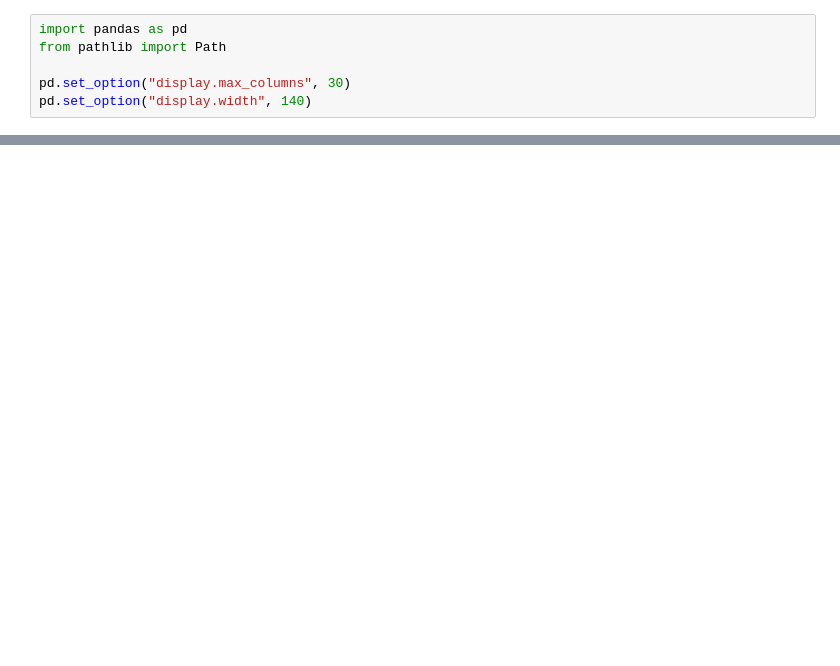
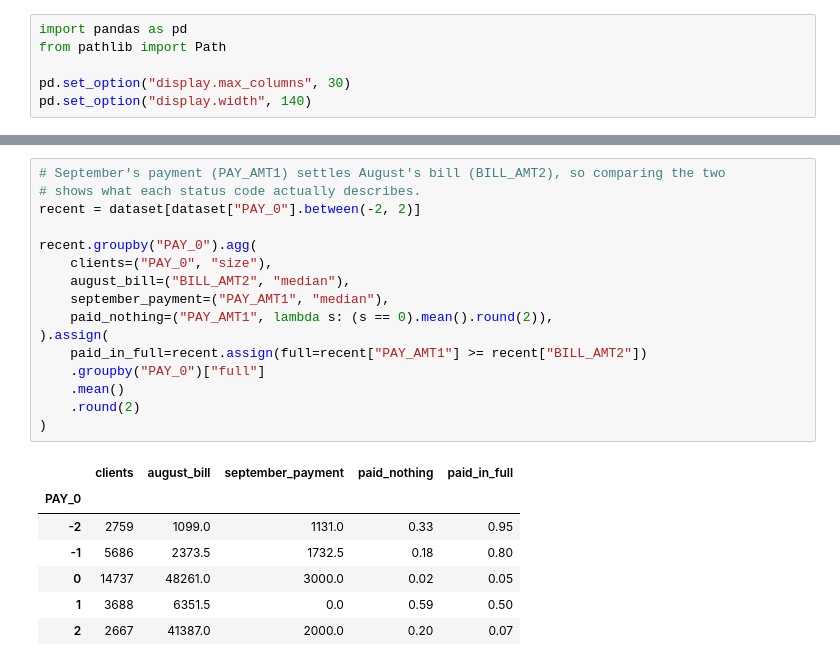
Before and after one commit to Tharshen2124/DefaultWatch, a Jupyter notebook: notebooks/eda.ipynb, the cells around one changed output, grey strips where cells are left out. Saved outputs shown, nothing was run; the diff lists cells and outputs as text; blank space fills up the shorter version.

```diff
--- a/notebooks/eda.ipynb
+++ b/notebooks/eda.ipynb
@@ -159,0 +367,24 @@ dataset.groupby("PAY_0")["DEFAULT_NEXT_MONTH"].agg(
+# %%
+# September's payment (PAY_AMT1) settles August's bill (BILL_AMT2), so comparing the two
+# shows what each status code actually describes.
+recent = dataset[dataset["PAY_0"].between(-2, 2)]
+
+recent.groupby("PAY_0").agg(
+    clients=("PAY_0", "size"),
+    august_bill=("BILL_AMT2", "median"),
+    september_payment=("PAY_AMT1", "median"),
+    paid_nothing=("PAY_AMT1", lambda s: (s == 0).mean().round(2)),
+).assign(
+    paid_in_full=recent.assign(full=recent["PAY_AMT1"] >= recent["BILL_AMT2"])
+    .groupby("PAY_0")["full"]
+    .mean()
+    .round(2)
+)
+# %% [output]
+|  | clients | august_bill | september_payment | paid_nothing | paid_in_full |
+| PAY_0 |  |  |  |  |  |
+| -2 | 2759 | 1099.0 | 1131.0 | 0.33 | 0.95 |
+| -1 | 5686 | 2373.5 | 1732.5 | 0.18 | 0.80 |
+| 0 | 14737 | 48261.0 | 3000.0 | 0.02 | 0.05 |
+| 1 | 3688 | 6351.5 | 0.0 | 0.59 | 0.50 |
+| 2 | 2667 | 41387.0 | 2000.0 | 0.20 | 0.07 |
```
Also changed, not shown: parts of 28 cells of this notebook, 1 other file.
